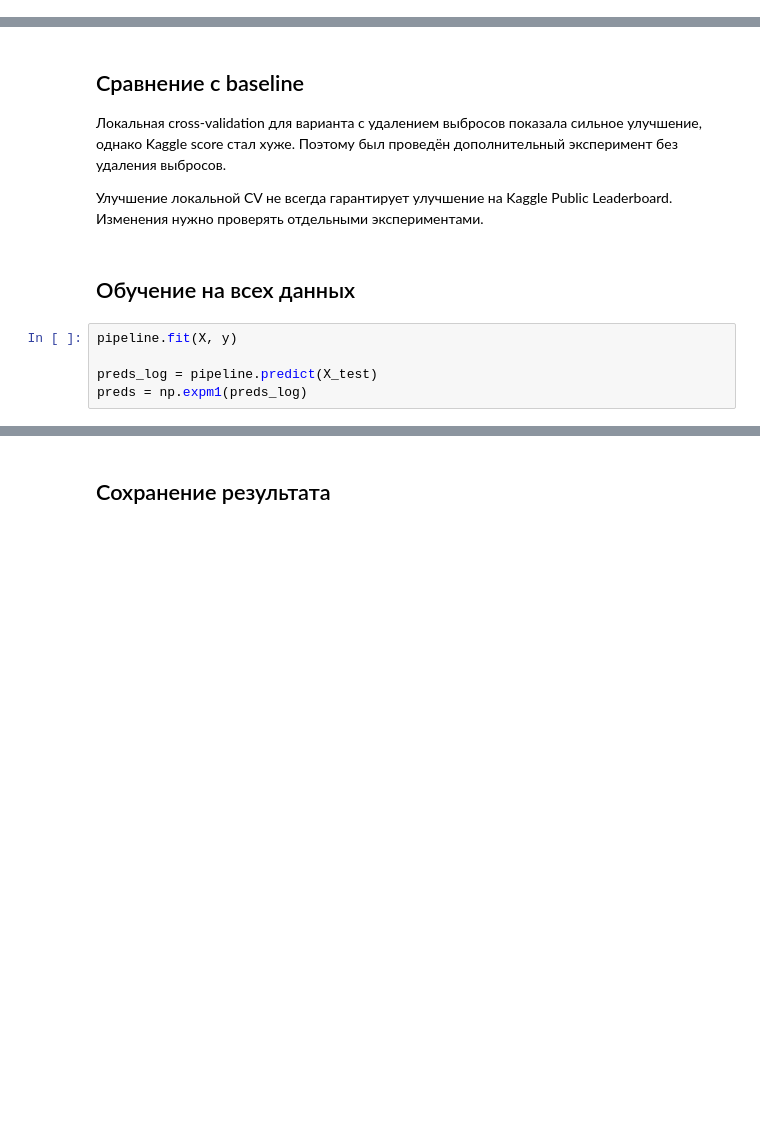
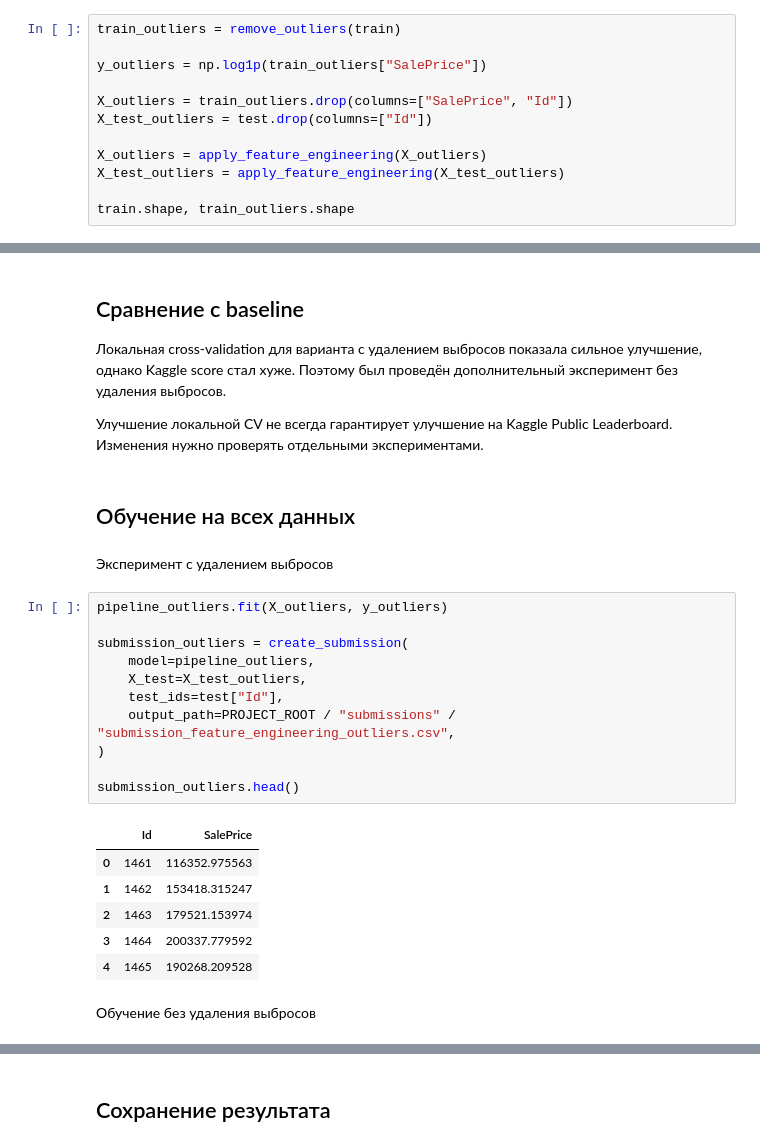
Before and after one commit to Tipok3465/house-prices-regression, a Jupyter notebook: notebooks/03_feature_engineering.ipynb, the cells around one changed output, grey strips where cells are left out. Drawn from its saved outputs; the diff is of its cells as text; blank space fills up the shorter version.

```diff
--- a/notebooks/03_feature_engineering.ipynb
+++ b/notebooks/03_feature_engineering.ipynb
@@ -50,3 +62,15 @@ sns.scatterplot(data=train_fe, x="GrLivArea", y="SalePrice")
 plt.show()
 # %% [output]
 [figure]
+# %%
+train_outliers = remove_outliers(train)
+
+y_outliers = np.log1p(train_outliers["SalePrice"])
+
+X_outliers = train_outliers.drop(columns=["SalePrice", "Id"])
+X_test_outliers = test.drop(columns=["Id"])
+
+X_outliers = apply_feature_engineering(X_outliers)
+X_test_outliers = apply_feature_engineering(X_test_outliers)
+
+train.shape, train_outliers.shape
@@ -228,8 +263,25 @@ CV RMSE log std:  0.03976
 Улучшение локальной CV не всегда гарантирует улучшение на Kaggle Public Leaderboard. Изменения нужно проверять отдельными экспериментами.
 # %% [markdown]
 ## Обучение на всех данных
+# %% [markdown]
+Эксперимент с удалением выбросов
 # %%
-pipeline.fit(X, y)
+pipeline_outliers.fit(X_outliers, y_outliers)
 
-preds_log = pipeline.predict(X_test)
-preds = np.expm1(preds_log)
+submission_outliers = create_submission(
+    model=pipeline_outliers,
+    X_test=X_test_outliers,
+    test_ids=test["Id"],
+    output_path=PROJECT_ROOT / "submissions" / "submission_feature_engineering_outliers.csv",
+)
+
+submission_outliers.head()
+# %% [output]
+|  | Id | SalePrice |
+| 0 | 1461 | 116352.975563 |
+| 1 | 1462 | 153418.315247 |
+| 2 | 1463 | 179521.153974 |
+| 3 | 1464 | 200337.779592 |
+| 4 | 1465 | 190268.209528 |
+# %% [markdown]
+Обучение без удаления выбросов
```
Also changed, not shown: parts of 33 cells of this notebook, 5 other files.
